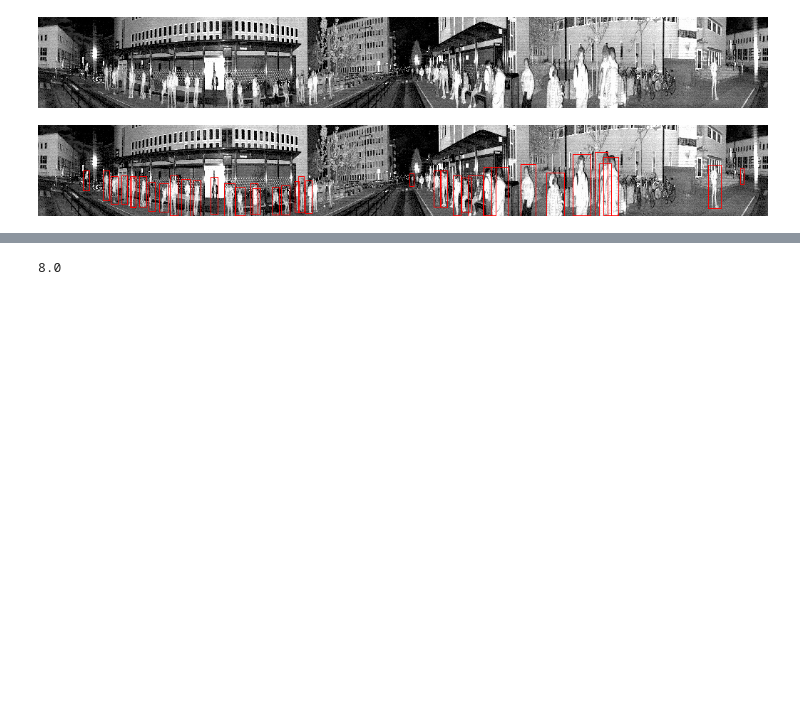
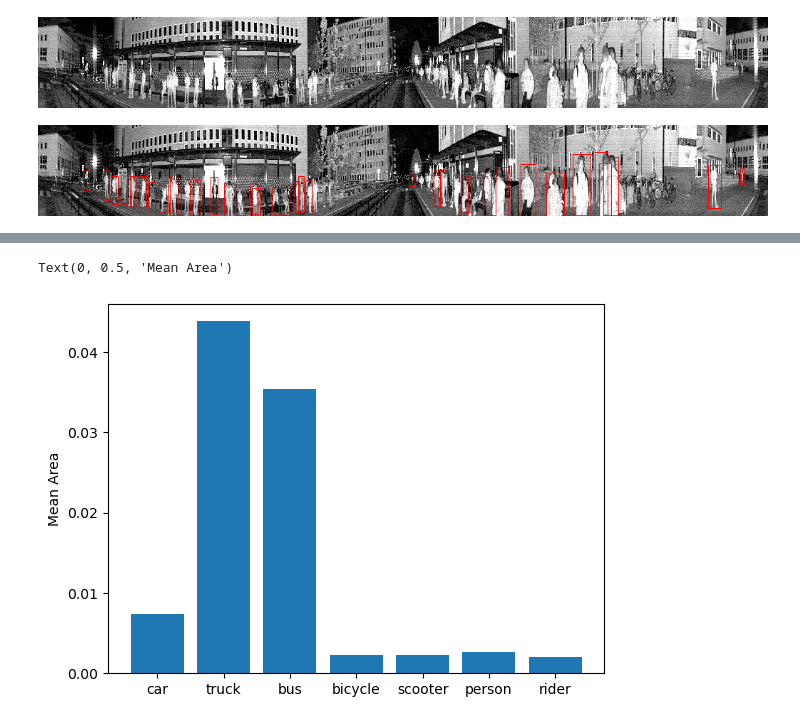
Before and after one commit to seb2o/deep-object-detection-Lidar, a Jupyter notebook: yolo/eda.ipynb, the cells around one changed output, grey strips where cells are left out. Drawn from its saved outputs; the diff is of its cells as text; code cells hidden in the pictures; blank space fills up the shorter version.

```diff
--- a/yolo/eda.ipynb
+++ b/yolo/eda.ipynb
@@ -81,4 +88,8 @@ img
 # %%
-1024/128
+mean_box_areas_by_class = dataset_boxes.groupby('classID')['boxes_area'].mean()
+plt.bar(mean_box_areas_by_class.index, mean_box_areas_by_class.values)
+plt.xticks(list(range(7)),labels=class_names)
+plt.ylabel('Mean Area')
 # %% [output]
-8.0
+Text(0, 0.5, 'Mean Area')
+[figure, added]
```
Also changed, not shown: parts of 3 cells of this notebook.
